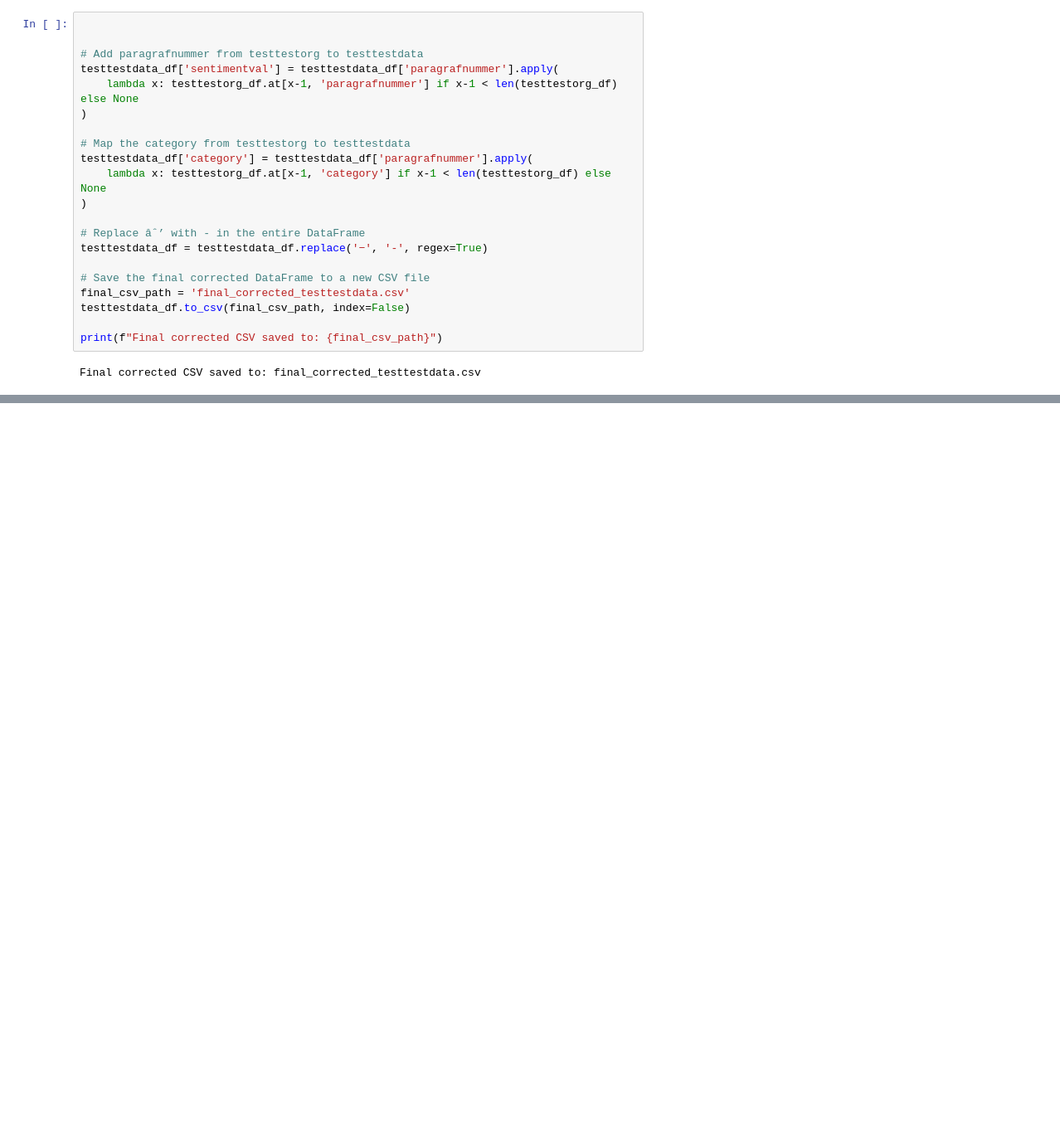
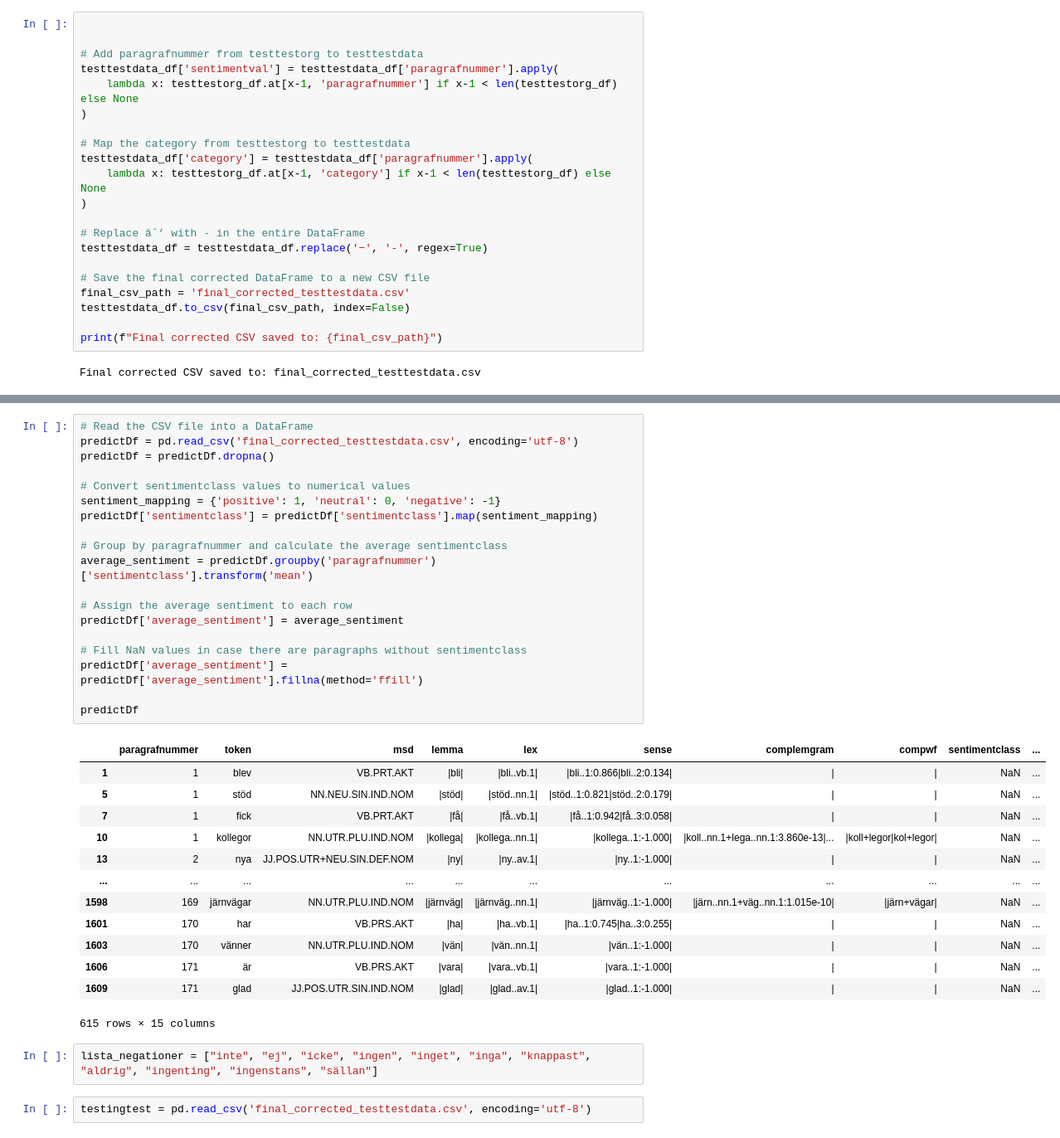
Before and after one commit to richi1998/Master-Thesis, a Jupyter notebook: koden/LEXICON-TESTDATA.ipynb, the cells around one changed output, grey strips where cells are left out. Shown at 83% size. Drawn from its saved outputs; the diff is of its cells as text; blank space fills up the shorter version.

Commit message:
Negationer och data

```diff
--- a/koden/LEXICON-TESTDATA.ipynb
+++ b/koden/LEXICON-TESTDATA.ipynb
@@ -102,0 +129,37 @@ predictDf
+# %%
+# Read the CSV file into a DataFrame
+predictDf = pd.read_csv('final_corrected_testtestdata.csv', encoding='utf-8')
+predictDf = predictDf.dropna()
+
+# Convert sentimentclass values to numerical values
+sentiment_mapping = {'positive': 1, 'neutral': 0, 'negative': -1}
+predictDf['sentimentclass'] = predictDf['sentimentclass'].map(sentiment_mapping)
+
+# Group by paragrafnummer and calculate the average sentimentclass
+average_sentiment = predictDf.groupby('paragrafnummer')['sentimentclass'].transform('mean')
+
+# Assign the average sentiment to each row
+predictDf['average_sentiment'] = average_sentiment
+
+# Fill NaN values in case there are paragraphs without sentimentclass
+predictDf['average_sentiment'] = predictDf['average_sentiment'].fillna(method='ffill')
+
+predictDf
+# %% [output]
+|  | paragrafnummer | token | msd | lemma | lex | sense | complemgram | compwf | sentimentclass | ... |
+| 1 | 1 | blev | VB.PRT.AKT | |bli| | |bli..vb.1| | |bli..1:0.866|bli..2:0.134| | | | | | NaN | ... |
+| 5 | 1 | stöd | NN.NEU.SIN.IND.NOM | |stöd| | |stöd..nn.1| | |stöd..1:0.821|stöd..2:0.179| | | | | | NaN | ... |
+| 7 | 1 | fick | VB.PRT.AKT | |få| | |få..vb.1| | |få..1:0.942|få..3:0.058| | | | | | NaN | ... |
+| 10 | 1 | kollegor | NN.UTR.PLU.IND.NOM | |kollega| | |kollega..nn.1| | |kollega..1:-1.000| | |koll..nn.1+lega..nn.1:3.860e-13|... | |koll+legor|kol+legor| | NaN | ... |
+| 13 | 2 | nya | JJ.POS.UTR+NEU.SIN.DEF.NOM | |ny| | |ny..av.1| | |ny..1:-1.000| | | | | | NaN | ... |
+| ... | ... | ... | ... | ... | ... | ... | ... | ... | ... | ... |
+| 1598 | 169 | järnvägar | NN.UTR.PLU.IND.NOM | |järnväg| | |järnväg..nn.1| | |järnväg..1:-1.000| | |järn..nn.1+väg..nn.1:1.015e-10| | |järn+vägar| | NaN | ... |
+| 1601 | 170 | har | VB.PRS.AKT | |ha| | |ha..vb.1| | |ha..1:0.745|ha..3:0.255| | | | | | NaN | ... |
+| 1603 | 170 | vänner | NN.UTR.PLU.IND.NOM | |vän| | |vän..nn.1| | |vän..1:-1.000| | | | | | NaN | ... |
+| 1606 | 171 | är | VB.PRS.AKT | |vara| | |vara..vb.1| | |vara..1:-1.000| | | | | | NaN | ... |
+| 1609 | 171 | glad | JJ.POS.UTR.SIN.IND.NOM | |glad| | |glad..av.1| | |glad..1:-1.000| | | | | | NaN | ... |
+615 rows × 15 columns
+# %%
+lista_negationer = ["inte", "ej", "icke", "ingen", "inget", "inga", "knappast", "aldrig", "ingenting", "ingenstans", "sällan"]
+# %%
+testingtest = pd.read_csv('final_corrected_testtestdata.csv', encoding='utf-8')
```
Also changed, not shown: parts of 13 cells of this notebook, 6 other files.
